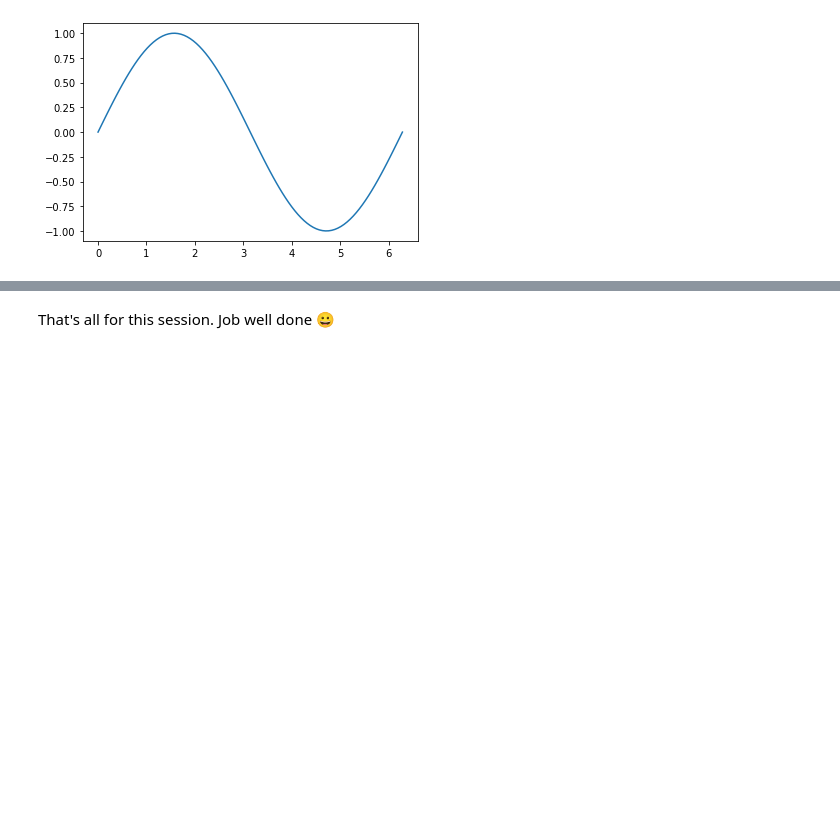
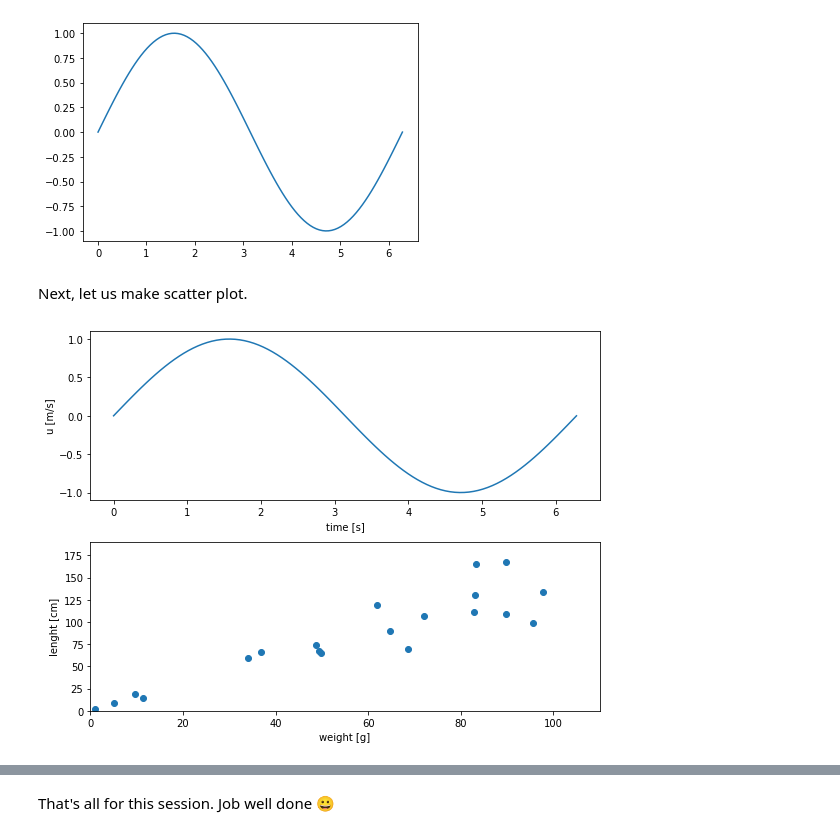
Before and after one commit to greenty5/ict2022_fluidDynamics, a Jupyter notebook: 02_visualization.ipynb, the cells around one changed output, grey strips where cells are left out. Saved outputs shown, nothing was run; the diff lists cells and outputs as text; code cells hidden in the pictures; blank space fills up the shorter version.

```diff
--- a/02_visualization.ipynb
+++ b/02_visualization.ipynb
@@ -24,7 +24,28 @@ plt.plot(x,y)
 # %% [output]
 [<matplotlib.lines.Line2D at 0x...>]
 [figure]
+# %% [markdown]
+Next, let us make scatter plot.
 # %%
 np.random.seed(2022)
 x2 = np.random.uniform(0,100,20)
 y2 = x2*np.random.uniform(1,2,20)
+# %%
+fig = plt.figure(figsize=(8,6))
+
+ax1 = fig.add_subplot(2,1,1)
+ax1.plot(x,y)
+ax1.set_xlabel('time [s]')
+ax1.set_ylabel('u [m/s]')
+
+ax2 = fig.add_subplot(2,1,2)
+ax2.scatter(x2, y2)
+ax2.set_xlabel("weight [g]")
+ax2.set_ylabel('lenght [cm]')
+ax2.set_xlim(0,110)
+ax2.set_ylim(0,190)
+
+fig.tight_layout()
+fig.show()
+# %% [output]
+[figure, added]
```
Also changed, not shown: parts of 2 cells of this notebook.
